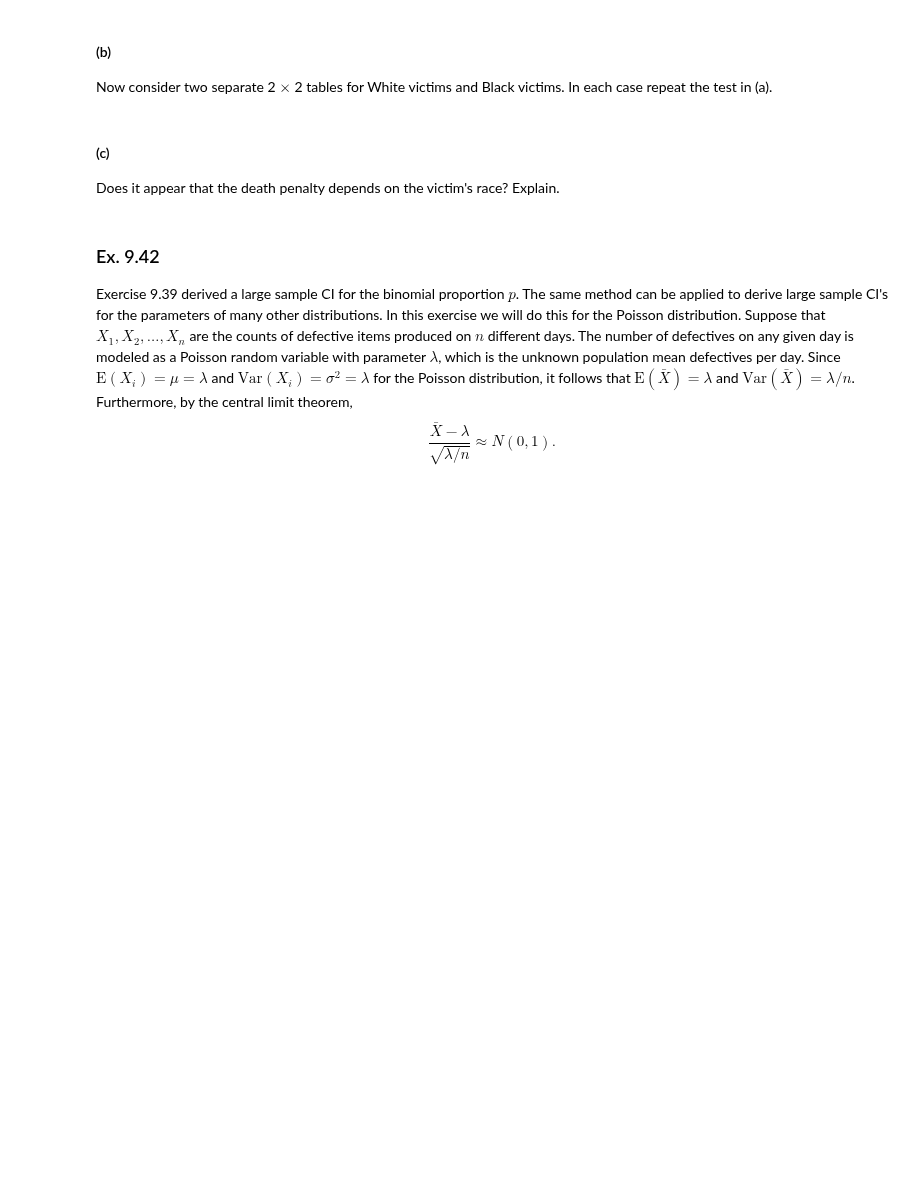
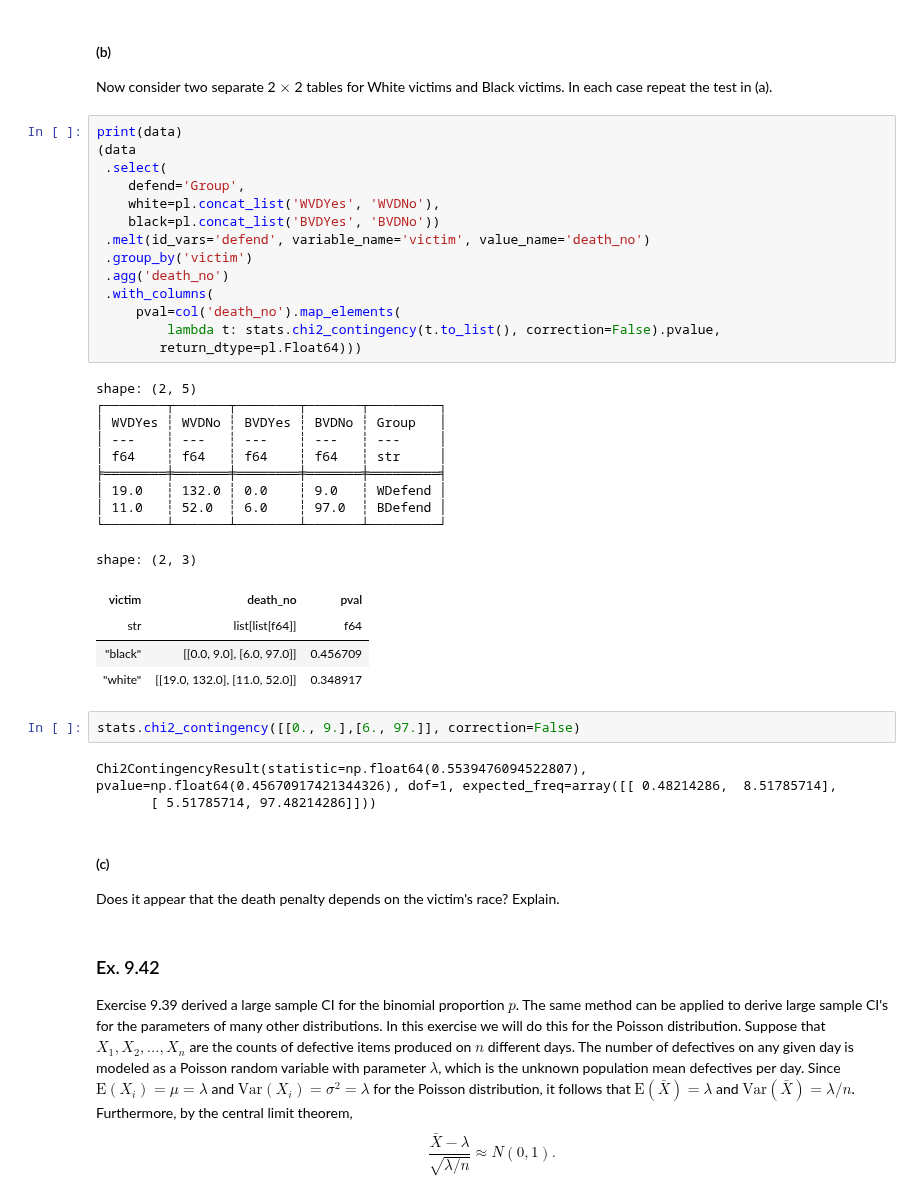
Before and after one commit to asterix314/SDAEI-Tamhane, a Jupyter notebook: ch09/ch09.ipynb, the cells around one changed output. Drawn from its saved outputs; the diff is of its cells as text; blank space fills up the shorter version.

```diff
--- a/ch09/ch09.ipynb
+++ b/ch09/ch09.ipynb
@@ -1511,6 +1559,40 @@ Create a 2 $\times$ 2 table of Defendant's Race vs. Death Penalty by summing ove
 # %% [markdown]
 #### (b)
 Now consider two separate 2 $\times$ 2 tables for White victims and Black victims. In each case repeat the test in (a).
+# %%
+print(data)
+(data
+ .select(
+    defend='Group',
+    white=pl.concat_list('WVDYes', 'WVDNo'),
+    black=pl.concat_list('BVDYes', 'BVDNo'))
+ .melt(id_vars='defend', variable_name='victim', value_name='death_no')
+ .group_by('victim')
+ .agg('death_no')
+ .with_columns(
+     pval=col('death_no').map_elements(
+         lambda t: stats.chi2_contingency(t.to_list(), correction=False).pvalue,
+        return_dtype=pl.Float64)))
+# %% [output]
+shape: (2, 5)
+┌────────┬───────┬────────┬───────┬─────────┐
+│ WVDYes ┆ WVDNo ┆ BVDYes ┆ BVDNo ┆ Group   │
+│ ---    ┆ ---   ┆ ---    ┆ ---   ┆ ---     │
+│ f64    ┆ f64   ┆ f64    ┆ f64   ┆ str     │
+╞════════╪═══════╪════════╪═══════╪═════════╡
+│ 19.0   ┆ 132.0 ┆ 0.0    ┆ 9.0   ┆ WDefend │
+│ 11.0   ┆ 52.0  ┆ 6.0    ┆ 97.0  ┆ BDefend │
+└────────┴───────┴────────┴───────┴─────────┘
+shape: (2, 3)
+| victim | death_no | pval |
+| str | list[list[f64]] | f64 |
+| "black" | [[0.0, 9.0], [6.0, 97.0]] | 0.456709 |
+| "white" | [[19.0, 132.0], [11.0, 52.0]] | 0.348917 |
+# %%
+stats.chi2_contingency([[0., 9.],[6., 97.]], correction=False)
+# %% [output]
+Chi2ContingencyResult(statistic=np.float64(0.5539476094522807), pvalue=np.float64(0.45670917421344326), dof=1, expected_freq=array([[ 0.48214286,  8.51785714],
+       [ 5.51785714, 97.48214286]]))
 # %% [markdown]
 #### (c)
 Does it appear that the death penalty depends on the victim's race? Explain.
```
Also changed, not shown: parts of 11 cells of this notebook.
